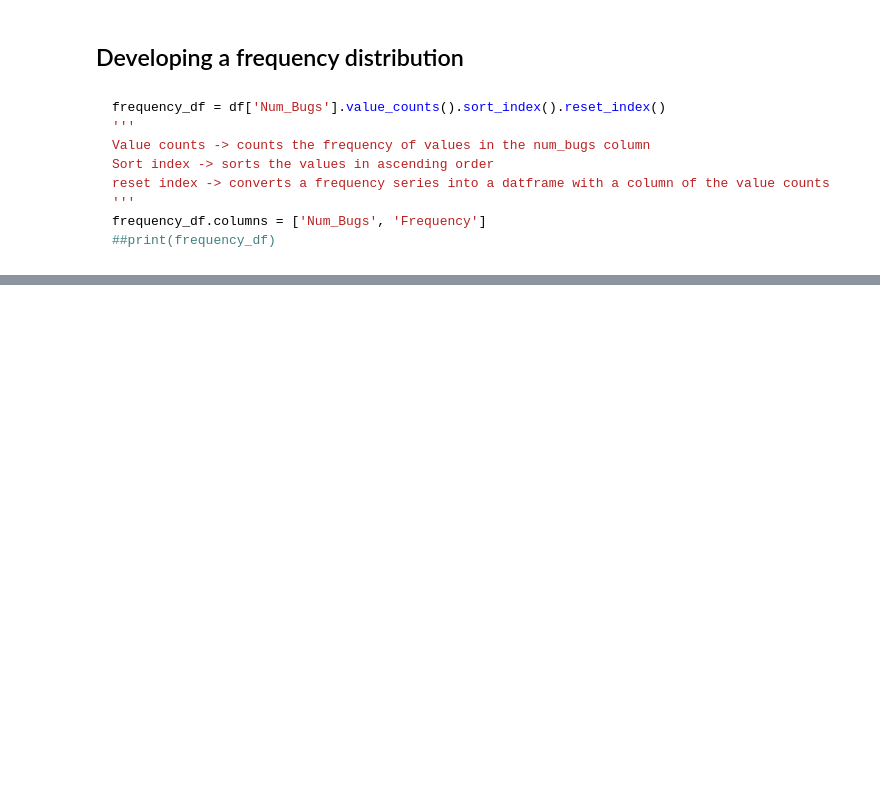
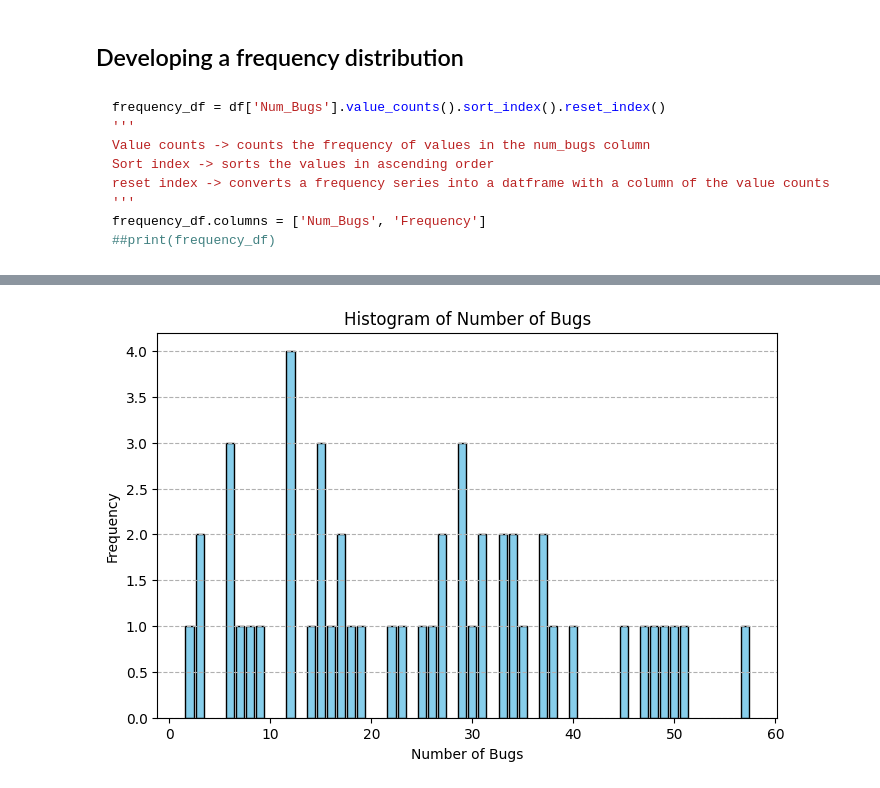
Before and after one commit to benir-o/Computer-Science-Library, a Jupyter notebook: Probability and Statistics/Assignment on correlation.ipynb, the cells around one changed output, grey strips where cells are left out. Saved outputs shown, nothing was run; the diff lists cells and outputs as text; code cells hidden in the pictures; blank space fills up the shorter version.

```diff
--- a/Probability and Statistics/Assignment on correlation.ipynb
+++ b/Probability and Statistics/Assignment on correlation.ipynb
@@ -253,0 +271,12 @@ frequency_df.columns = ['Num_Bugs', 'Frequency']
+# %%
+#Plot the histogram
+
+plt.figure(figsize=(8,5))
+plt.bar(frequency_df['Num_Bugs'], frequency_df['Frequency'], width=0.8, color='skyblue', edgecolor='black')
+plt.xlabel('Number of Bugs')
+plt.ylabel('Frequency')
+plt.title('Histogram of Number of Bugs')
+plt.grid(axis='y', linestyle='--', alpha=1)
+plt.show()
+# %% [output]
+[figure, added]
```
Also changed, not shown: parts of 3 cells of this notebook.
